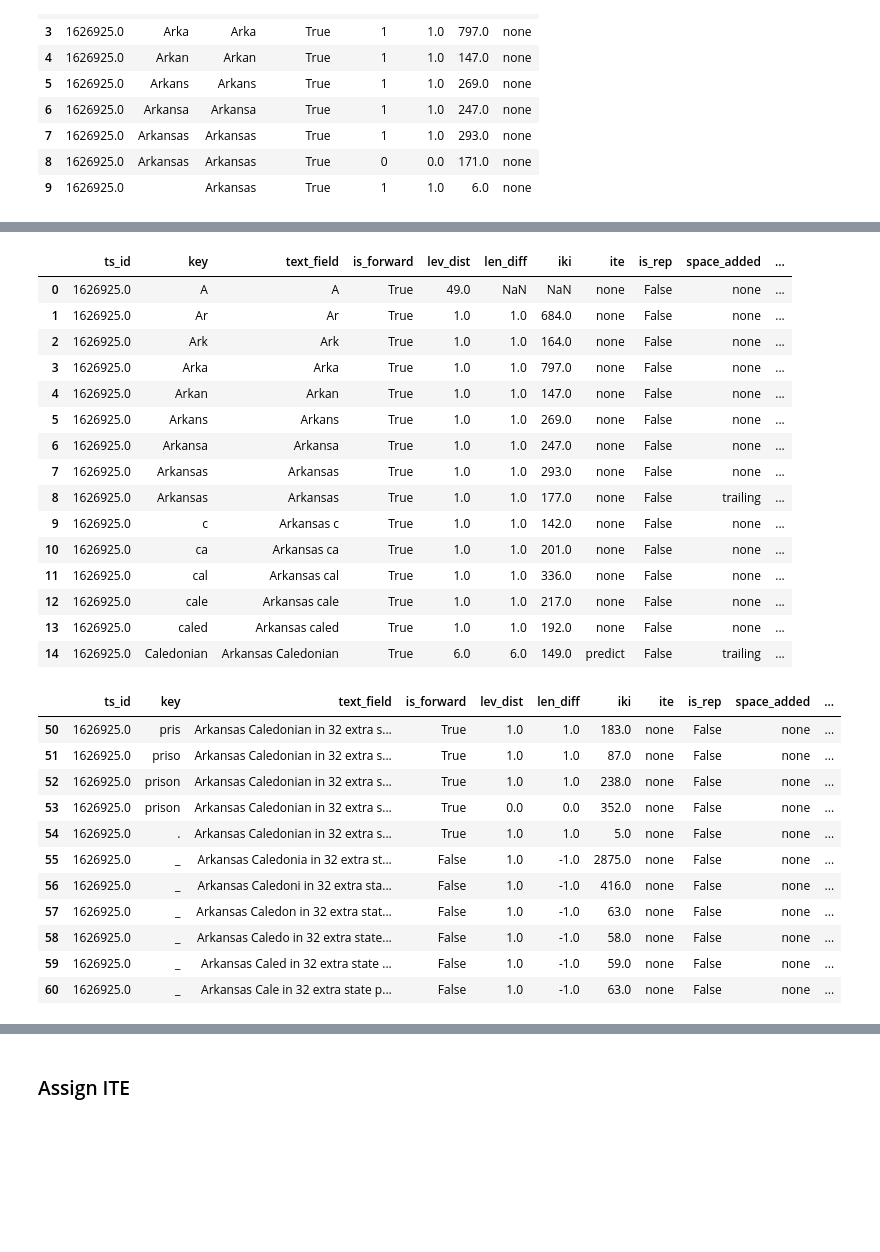
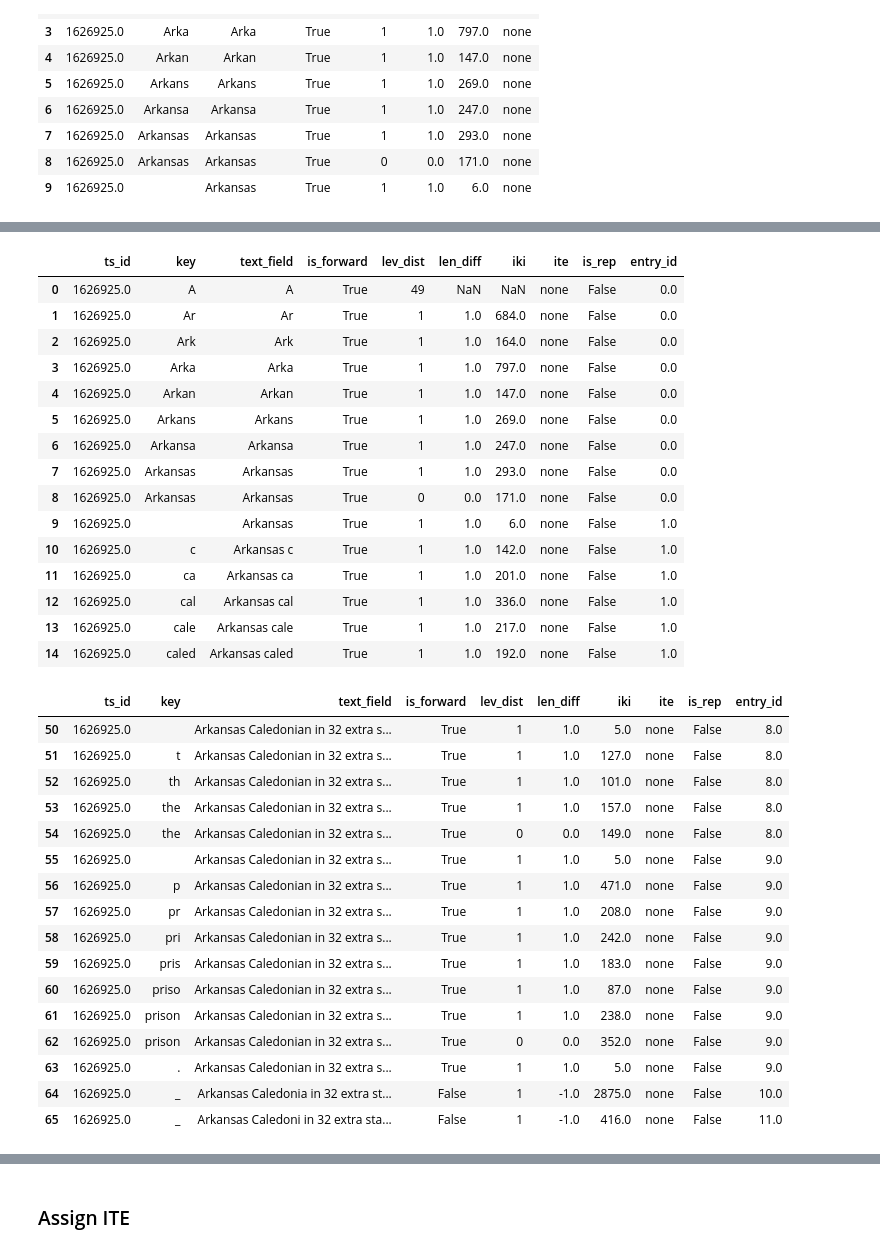
Before and after one commit to cashaddy/typing_automation, a Jupyter notebook: word_aggregate.ipynb, the cells around one changed output, grey strips where cells are left out. Saved outputs shown, nothing was run; the diff lists cells and outputs as text; code cells hidden in the pictures; blank space fills up the shorter version.

```diff
--- a/word_aggregate.ipynb
+++ b/word_aggregate.ipynb
@@ -20,2 +17,0 @@ ts = processing.get_test_sections()
-# %%
-a = lab_log.copy()
@@ -24,12 +18,3 @@ a = lab_log.copy()
-# %%
-a.loc[a.key.isna(),'key'] = '_'
-
-# Replace empty text fields
-a.loc[a.text_field.isna(),'text_field'] = ''
-# %%
-a['text_field_prev'] = a.text_field.shift(1)
-# %%
-a.lev_dist = a.lev_dist.astype('int')
 # %% [markdown]
 ### 1. Designate forward entries
 # %%
@@ -167,19 +114,19 @@ b.drop('contains_sep',axis=1,inplace=True) # Remove dummy
 # %%
 b.head(15)
 # %% [output]
-|  | ts_id | key | text_field | is_forward | lev_dist | len_diff | iki | ite | is_rep | space_added | ... |
-| 0 | 1626925.0 | A | A | True | 49.0 | NaN | NaN | none | False | none | ... |
-| 1 | 1626925.0 | Ar | Ar | True | 1.0 | 1.0 | 684.0 | none | False | none | ... |
-| 2 | 1626925.0 | Ark | Ark | True | 1.0 | 1.0 | 164.0 | none | False | none | ... |
-| 3 | 1626925.0 | Arka | Arka | True | 1.0 | 1.0 | 797.0 | none | False | none | ... |
-| 4 | 1626925.0 | Arkan | Arkan | True | 1.0 | 1.0 | 147.0 | none | False | none | ... |
-| 5 | 1626925.0 | Arkans | Arkans | True | 1.0 | 1.0 | 269.0 | none | False | none | ... |
-| 6 | 1626925.0 | Arkansa | Arkansa | True | 1.0 | 1.0 | 247.0 | none | False | none | ... |
-| 7 | 1626925.0 | Arkansas | Arkansas | True | 1.0 | 1.0 | 293.0 | none | False | none | ... |
-| 8 | 1626925.0 | Arkansas | Arkansas | True | 1.0 | 1.0 | 177.0 | none | False | trailing | ... |
-| 9 | 1626925.0 | c | Arkansas c | True | 1.0 | 1.0 | 142.0 | none | False | none | ... |
-| 10 | 1626925.0 | ca | Arkansas ca | True | 1.0 | 1.0 | 201.0 | none | False | none | ... |
-| 11 | 1626925.0 | cal | Arkansas cal | True | 1.0 | 1.0 | 336.0 | none | False | none | ... |
-| 12 | 1626925.0 | cale | Arkansas cale | True | 1.0 | 1.0 | 217.0 | none | False | none | ... |
-| 13 | 1626925.0 | caled | Arkansas caled | True | 1.0 | 1.0 | 192.0 | none | False | none | ... |
-| 14 | 1626925.0 | Caledonian | Arkansas Caledonian | True | 6.0 | 6.0 | 149.0 | predict | False | trailing | ... |
+|  | ts_id | key | text_field | is_forward | lev_dist | len_diff | iki | ite | is_rep | entry_id |
+| 0 | 1626925.0 | A | A | True | 49 | NaN | NaN | none | False | 0.0 |
+| 1 | 1626925.0 | Ar | Ar | True | 1 | 1.0 | 684.0 | none | False | 0.0 |
+| 2 | 1626925.0 | Ark | Ark | True | 1 | 1.0 | 164.0 | none | False | 0.0 |
+| 3 | 1626925.0 | Arka | Arka | True | 1 | 1.0 | 797.0 | none | False | 0.0 |
+| 4 | 1626925.0 | Arkan | Arkan | True | 1 | 1.0 | 147.0 | none | False | 0.0 |
+| 5 | 1626925.0 | Arkans | Arkans | True | 1 | 1.0 | 269.0 | none | False | 0.0 |
+| 6 | 1626925.0 | Arkansa | Arkansa | True | 1 | 1.0 | 247.0 | none | False | 0.0 |
+| 7 | 1626925.0 | Arkansas | Arkansas | True | 1 | 1.0 | 293.0 | none | False | 0.0 |
+| 8 | 1626925.0 | Arkansas | Arkansas | True | 0 | 0.0 | 171.0 | none | False | 0.0 |
+| 9 | 1626925.0 |  | Arkansas | True | 1 | 1.0 | 6.0 | none | False | 1.0 |
+| 10 | 1626925.0 | c | Arkansas c | True | 1 | 1.0 | 142.0 | none | False | 1.0 |
+| 11 | 1626925.0 | ca | Arkansas ca | True | 1 | 1.0 | 201.0 | none | False | 1.0 |
+| 12 | 1626925.0 | cal | Arkansas cal | True | 1 | 1.0 | 336.0 | none | False | 1.0 |
+| 13 | 1626925.0 | cale | Arkansas cale | True | 1 | 1.0 | 217.0 | none | False | 1.0 |
+| 14 | 1626925.0 | caled | Arkansas caled | True | 1 | 1.0 | 192.0 | none | False | 1.0 |
@@ -201,16 +133,21 @@ b.drop('contains_sep',axis=1,inplace=True) # Remove dummy
 # %%
-b.loc[50:60]
+b.loc[50:65]
 # %% [output]
-|  | ts_id | key | text_field | is_forward | lev_dist | len_diff | iki | ite | is_rep | space_added | ... |
-| 50 | 1626925.0 | pris | Arkansas Caledonian in 32 extra s... | True | 1.0 | 1.0 | 183.0 | none | False | none | ... |
-| 51 | 1626925.0 | priso | Arkansas Caledonian in 32 extra s... | True | 1.0 | 1.0 | 87.0 | none | False | none | ... |
-| 52 | 1626925.0 | prison | Arkansas Caledonian in 32 extra s... | True | 1.0 | 1.0 | 238.0 | none | False | none | ... |
-| 53 | 1626925.0 | prison | Arkansas Caledonian in 32 extra s... | True | 0.0 | 0.0 | 352.0 | none | False | none | ... |
-| 54 | 1626925.0 | . | Arkansas Caledonian in 32 extra s... | True | 1.0 | 1.0 | 5.0 | none | False | none | ... |
-| 55 | 1626925.0 | _ | Arkansas Caledonia in 32 extra st... | False | 1.0 | -1.0 | 2875.0 | none | False | none | ... |
-| 56 | 1626925.0 | _ | Arkansas Caledoni in 32 extra sta... | False | 1.0 | -1.0 | 416.0 | none | False | none | ... |
-| 57 | 1626925.0 | _ | Arkansas Caledon in 32 extra stat... | False | 1.0 | -1.0 | 63.0 | none | False | none | ... |
-| 58 | 1626925.0 | _ | Arkansas Caledo in 32 extra state... | False | 1.0 | -1.0 | 58.0 | none | False | none | ... |
-| 59 | 1626925.0 | _ | Arkansas Caled in 32 extra state ... | False | 1.0 | -1.0 | 59.0 | none | False | none | ... |
-| 60 | 1626925.0 | _ | Arkansas Cale in 32 extra state p... | False | 1.0 | -1.0 | 63.0 | none | False | none | ... |
+|  | ts_id | key | text_field | is_forward | lev_dist | len_diff | iki | ite | is_rep | entry_id |
+| 50 | 1626925.0 |  | Arkansas Caledonian in 32 extra s... | True | 1 | 1.0 | 5.0 | none | False | 8.0 |
+| 51 | 1626925.0 | t | Arkansas Caledonian in 32 extra s... | True | 1 | 1.0 | 127.0 | none | False | 8.0 |
+| 52 | 1626925.0 | th | Arkansas Caledonian in 32 extra s... | True | 1 | 1.0 | 101.0 | none | False | 8.0 |
+| 53 | 1626925.0 | the | Arkansas Caledonian in 32 extra s... | True | 1 | 1.0 | 157.0 | none | False | 8.0 |
+| 54 | 1626925.0 | the | Arkansas Caledonian in 32 extra s... | True | 0 | 0.0 | 149.0 | none | False | 8.0 |
+| 55 | 1626925.0 |  | Arkansas Caledonian in 32 extra s... | True | 1 | 1.0 | 5.0 | none | False | 9.0 |
+| 56 | 1626925.0 | p | Arkansas Caledonian in 32 extra s... | True | 1 | 1.0 | 471.0 | none | False | 9.0 |
+| 57 | 1626925.0 | pr | Arkansas Caledonian in 32 extra s... | True | 1 | 1.0 | 208.0 | none | False | 9.0 |
+| 58 | 1626925.0 | pri | Arkansas Caledonian in 32 extra s... | True | 1 | 1.0 | 242.0 | none | False | 9.0 |
+| 59 | 1626925.0 | pris | Arkansas Caledonian in 32 extra s... | True | 1 | 1.0 | 183.0 | none | False | 9.0 |
+| 60 | 1626925.0 | priso | Arkansas Caledonian in 32 extra s... | True | 1 | 1.0 | 87.0 | none | False | 9.0 |
+| 61 | 1626925.0 | prison | Arkansas Caledonian in 32 extra s... | True | 1 | 1.0 | 238.0 | none | False | 9.0 |
+| 62 | 1626925.0 | prison | Arkansas Caledonian in 32 extra s... | True | 0 | 0.0 | 352.0 | none | False | 9.0 |
+| 63 | 1626925.0 | . | Arkansas Caledonian in 32 extra s... | True | 1 | 1.0 | 5.0 | none | False | 9.0 |
+| 64 | 1626925.0 | _ | Arkansas Caledonia in 32 extra st... | False | 1 | -1.0 | 2875.0 | none | False | 10.0 |
+| 65 | 1626925.0 | _ | Arkansas Caledoni in 32 extra sta... | False | 1 | -1.0 | 416.0 | none | False | 11.0 |
 # %%
```
Also changed, not shown: parts of 41 cells of this notebook.
